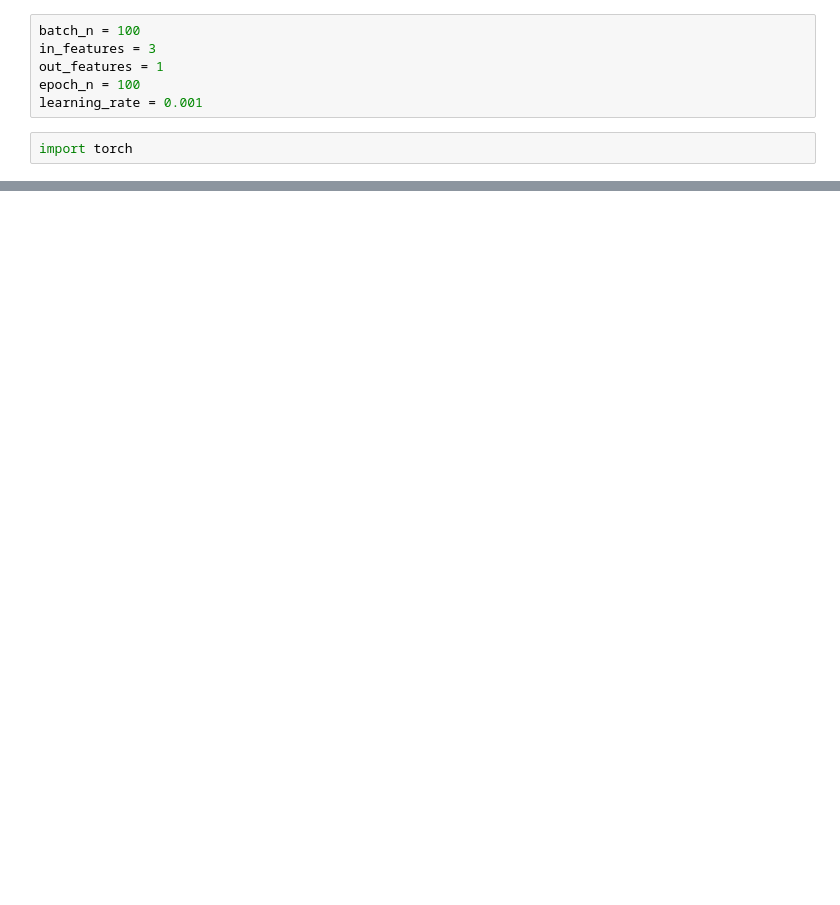
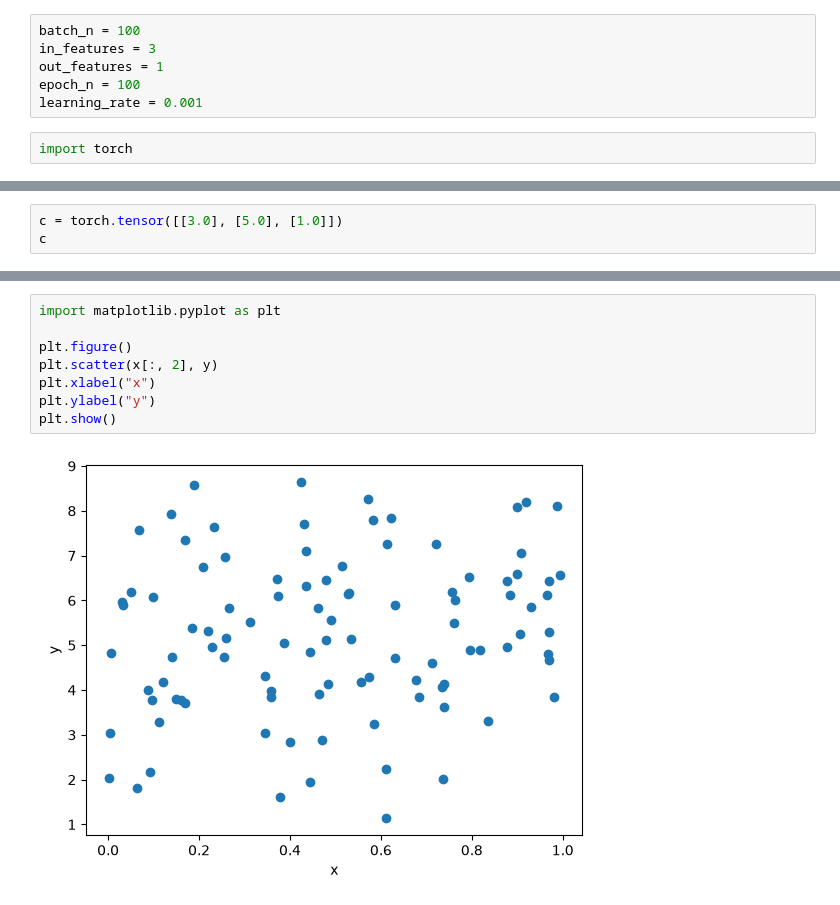
Before and after one commit to garzlolz/nchu-1151-deep-learning, a Jupyter notebook: src/Chapter2.ipynb, the cells around one changed output, grey strips where cells are left out. Drawn from its saved outputs; the diff is of its cells as text; blank space fills up the shorter version.

```diff
--- a/src/Chapter2.ipynb
+++ b/src/Chapter2.ipynb
@@ -33,0 +31,3 @@ tensor([[2.6770],
+# %%
+c = torch.tensor([[3.0], [5.0], [1.0]])
+c
@@ -33,0 +60,10 @@ tensor([[2.6770],
+# %%
+import matplotlib.pyplot as plt
+
+plt.figure()
+plt.scatter(x[:, 2], y)
+plt.xlabel("x")
+plt.ylabel("y")
+plt.show()
+# %% [output]
+[figure, added]
```
Also changed, not shown: parts of 12 cells of this notebook.
